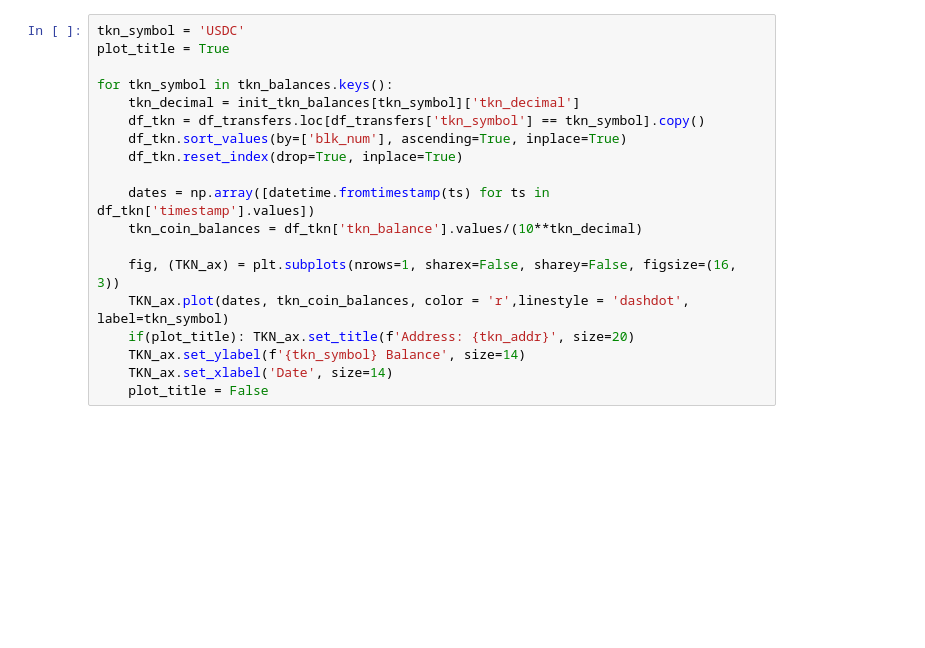
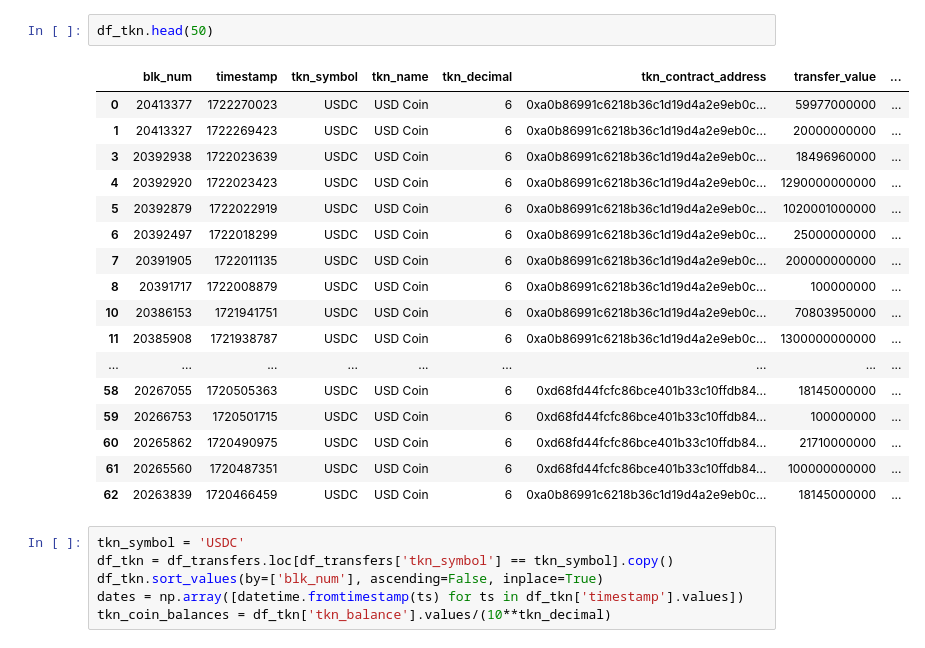
Before and after one commit to defipy-devs/blockscout-python, a Jupyter notebook: notebooks/pools/tkn_addresses.ipynb, the cells around one changed output. Saved outputs shown, nothing was run; the diff lists cells and outputs as text; blank space fills up the shorter version.

Commit message:
fix token transfers

```diff
--- a/notebooks/pools/tkn_addresses.ipynb
+++ b/notebooks/pools/tkn_addresses.ipynb
@@ -176,19 +162,26 @@ dict_transfers[0]
+# %%
+df_tkn.head(50)
+# %% [output]
+|  | blk_num | timestamp | tkn_symbol | tkn_name | tkn_decimal | tkn_contract_address | transfer_value | ... |
+| 0 | 20413377 | 1722270023 | USDC | USD Coin | 6 | 0xa0b86991c6218b36c1d19d4a2e9eb0c... | 59977000000 | ... |
+| 1 | 20413327 | 1722269423 | USDC | USD Coin | 6 | 0xa0b86991c6218b36c1d19d4a2e9eb0c... | 20000000000 | ... |
+| 3 | 20392938 | 1722023639 | USDC | USD Coin | 6 | 0xa0b86991c6218b36c1d19d4a2e9eb0c... | 18496960000 | ... |
+| 4 | 20392920 | 1722023423 | USDC | USD Coin | 6 | 0xa0b86991c6218b36c1d19d4a2e9eb0c... | 1290000000000 | ... |
+| 5 | 20392879 | 1722022919 | USDC | USD Coin | 6 | 0xa0b86991c6218b36c1d19d4a2e9eb0c... | 1020001000000 | ... |
+| 6 | 20392497 | 1722018299 | USDC | USD Coin | 6 | 0xa0b86991c6218b36c1d19d4a2e9eb0c... | 25000000000 | ... |
+| 7 | 20391905 | 1722011135 | USDC | USD Coin | 6 | 0xa0b86991c6218b36c1d19d4a2e9eb0c... | 200000000000 | ... |
+| 8 | 20391717 | 1722008879 | USDC | USD Coin | 6 | 0xa0b86991c6218b36c1d19d4a2e9eb0c... | 100000000 | ... |
+| 10 | 20386153 | 1721941751 | USDC | USD Coin | 6 | 0xa0b86991c6218b36c1d19d4a2e9eb0c... | 70803950000 | ... |
+| 11 | 20385908 | 1721938787 | USDC | USD Coin | 6 | 0xa0b86991c6218b36c1d19d4a2e9eb0c... | 1300000000000 | ... |
+| ... | ... | ... | ... | ... | ... | ... | ... | ... |
+| 58 | 20267055 | 1720505363 | USDC | USD Coin | 6 | 0xd68fd44fcfc86bce401b33c10ffdb84... | 18145000000 | ... |
+| 59 | 20266753 | 1720501715 | USDC | USD Coin | 6 | 0xd68fd44fcfc86bce401b33c10ffdb84... | 100000000 | ... |
+| 60 | 20265862 | 1720490975 | USDC | USD Coin | 6 | 0xd68fd44fcfc86bce401b33c10ffdb84... | 21710000000 | ... |
+| 61 | 20265560 | 1720487351 | USDC | USD Coin | 6 | 0xd68fd44fcfc86bce401b33c10ffdb84... | 100000000000 | ... |
+| 62 | 20263839 | 1720466459 | USDC | USD Coin | 6 | 0xa0b86991c6218b36c1d19d4a2e9eb0c... | 18145000000 | ... |
 # %%
 tkn_symbol = 'USDC'
-plot_title = True
-
-for tkn_symbol in tkn_balances.keys():
-    tkn_decimal = init_tkn_balances[tkn_symbol]['tkn_decimal']
-    df_tkn = df_transfers.loc[df_transfers['tkn_symbol'] == tkn_symbol].copy()
-    df_tkn.sort_values(by=['blk_num'], ascending=True, inplace=True)
-    df_tkn.reset_index(drop=True, inplace=True)
-
-    dates = np.array([datetime.fromtimestamp(ts) for ts in df_tkn['timestamp'].values])
-    tkn_coin_balances = df_tkn['tkn_balance'].values/(10**tkn_decimal)
-
-    fig, (TKN_ax) = plt.subplots(nrows=1, sharex=False, sharey=False, figsize=(16, 3))
-    TKN_ax.plot(dates, tkn_coin_balances, color = 'r',linestyle = 'dashdot', label=tkn_symbol)
-    if(plot_title): TKN_ax.set_title(f'Address: {tkn_addr}', size=20)
-    TKN_ax.set_ylabel(f'{tkn_symbol} Balance', size=14)
-    TKN_ax.set_xlabel('Date', size=14)
-    plot_title = False
+df_tkn = df_transfers.loc[df_transfers['tkn_symbol'] == tkn_symbol].copy()
+df_tkn.sort_values(by=['blk_num'], ascending=False, inplace=True)
+dates = np.array([datetime.fromtimestamp(ts) for ts in df_tkn['timestamp'].values])
+tkn_coin_balances = df_tkn['tkn_balance'].values/(10**tkn_decimal)
```
Also changed, not shown: parts of 17 cells of this notebook, 9 other files.
